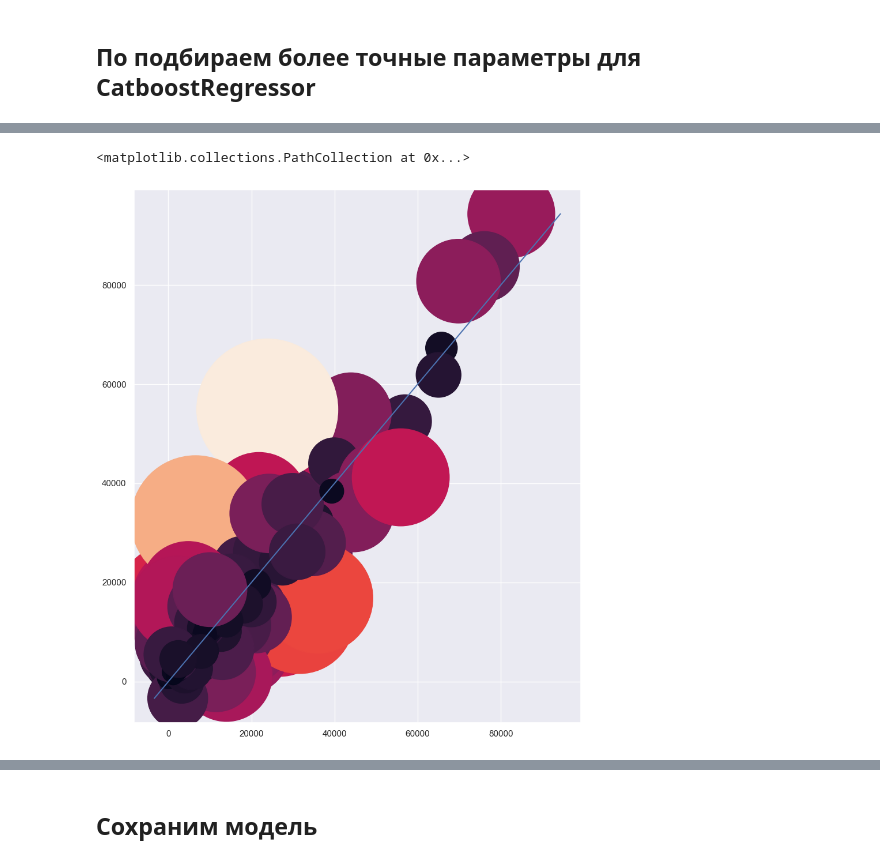
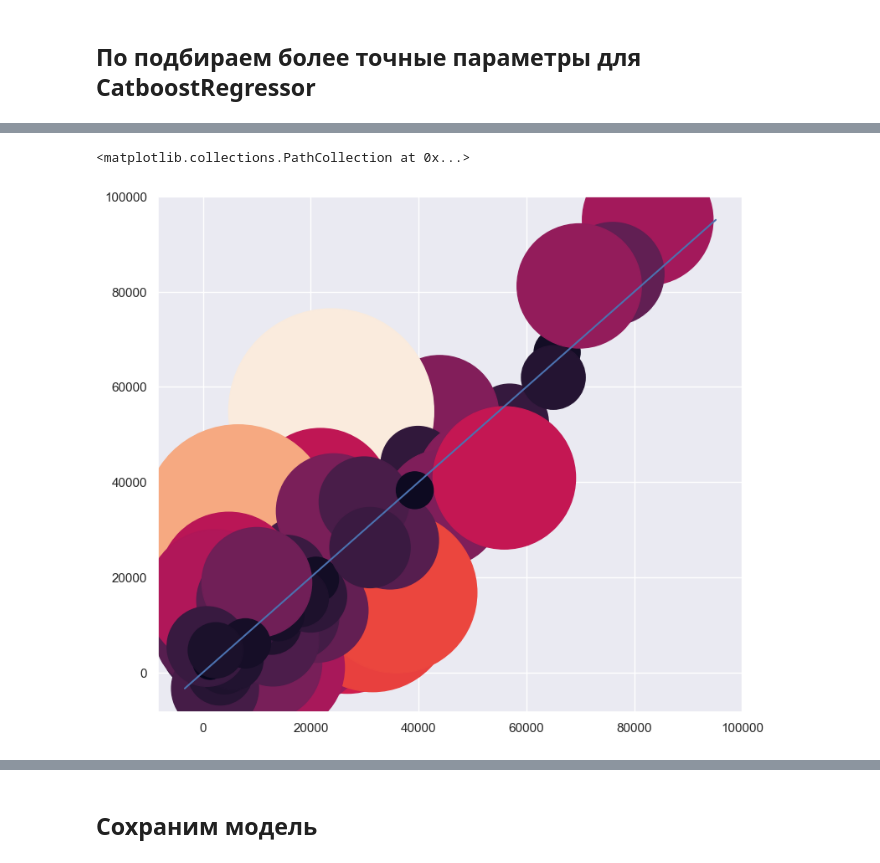
Before and after one commit to EgorAndrik/Car_price_prediction_service, a Jupyter notebook: prediction/ThirdPredict.ipynb, the cells around one changed output, grey strips where cells are left out. Saved outputs shown, nothing was run; the diff lists cells and outputs as text; code cells hidden in the pictures.

```diff
--- a/prediction/ThirdPredict.ipynb
+++ b/prediction/ThirdPredict.ipynb
@@ -105,7 +103,7 @@ data
 # %%
 corr_matrix = data.corr()
 
-sns.set(rc={'figure.figsize': (13, 10)})
+sns.set(rc={'figure.figsize': (11, 8)})
 
 sns.heatmap(corr_matrix, annot=False)
 # %% [output]
@@ -160,15 +162,15 @@ r2_score: 0.881532843163671
 # %%
 test_predictions = np.array(pred_model_search_CBR)
 area = abs(Y_test - test_predictions)
-plt.figure(figsize=(10, 12))
+plt.figure(figsize=(9, 8))
 plt.plot(
     np.arange(min(test_predictions) - 20, max(test_predictions) + 5),
     np.arange(min(test_predictions) - 20, max(test_predictions) + 5)
 )
 plt.scatter(Y_test, test_predictions, marker='o', s=area, c=area)
 # %% [output]
 <matplotlib.collections.PathCollection at 0x...>
-[figure, old version]
+[figure, new version]
 # %%
 model_search_CBR.fit(X, Y)
 # %% [output]
```
Also changed, not shown: parts of 9 cells of this notebook, 3 other files.
